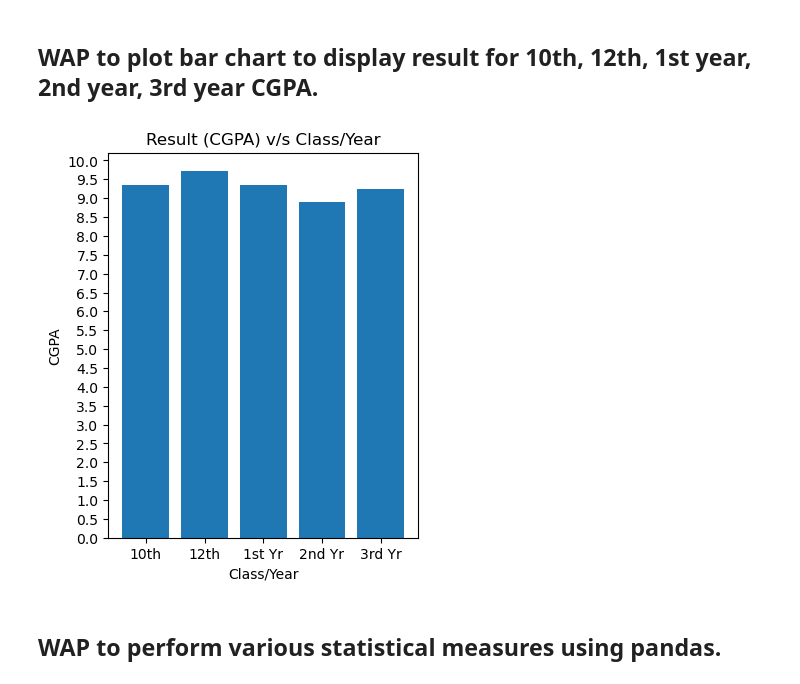
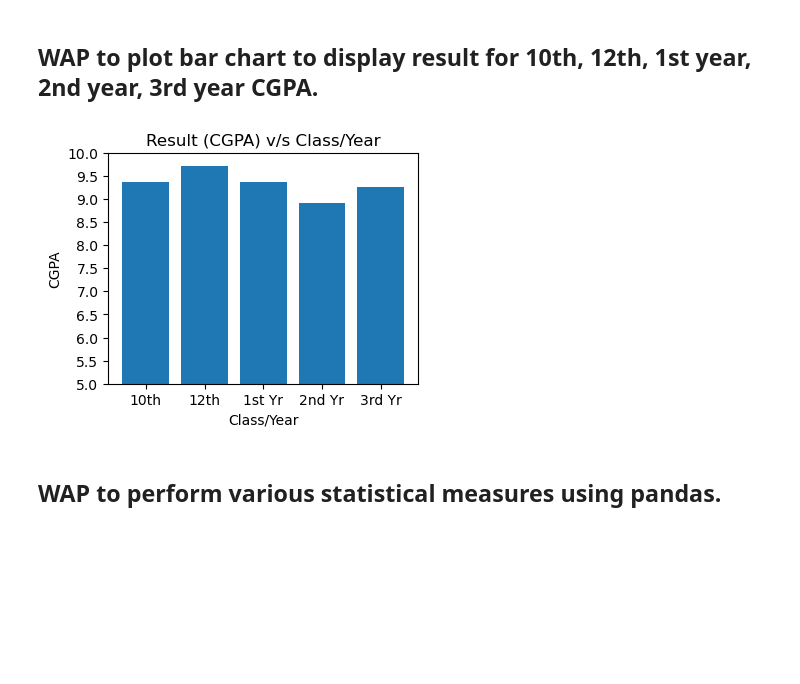
Before and after one commit to AumGupta/mor, a Jupyter notebook: Practicals/Final Practical File/main.ipynb, the cells around one changed output. Drawn from its saved outputs; the diff is of its cells as text; code cells hidden in the pictures; blank space fills up the shorter version.

```diff
--- a/Practicals/Final Practical File/main.ipynb
+++ b/Practicals/Final Practical File/main.ipynb
@@ -982,16 +984,17 @@ plt.show()
 # %%
 results = [9.36, 9.72,9.36, 8.91,9.25]
 year = ["10th", "12th", "1st Yr", "2nd Yr", "3rd Yr"]
 
-plt.figure(figsize=(4,5))
+plt.figure(figsize=(4,3))
 plt.bar(year, results)
-plt.yticks(np.arange(0,10.1,0.5))
+plt.ylim(5,10)
+plt.yticks(np.arange(5,10.1,0.5))
 plt.xlabel("Class/Year")
 plt.ylabel("CGPA")
 plt.title("Result (CGPA) v/s Class/Year")
 plt.show()
 # %% [output]
-[figure, old version]
+[figure, new version]
 # %% [markdown]
 
 ## WAP to perform various statistical measures using pandas.
```
Also changed, not shown: parts of 4 cells of this notebook, 4 other files.
